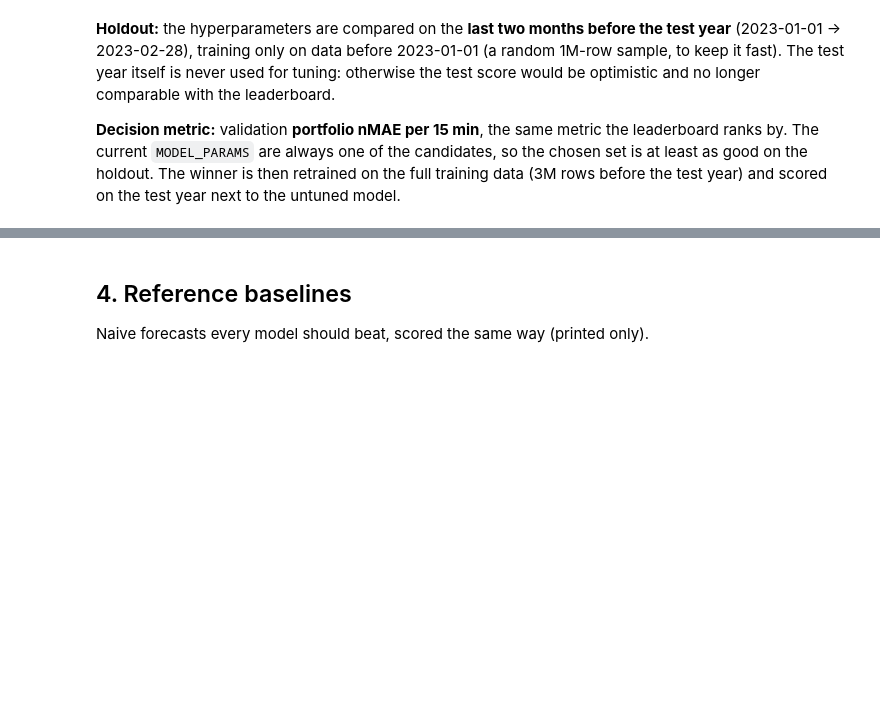
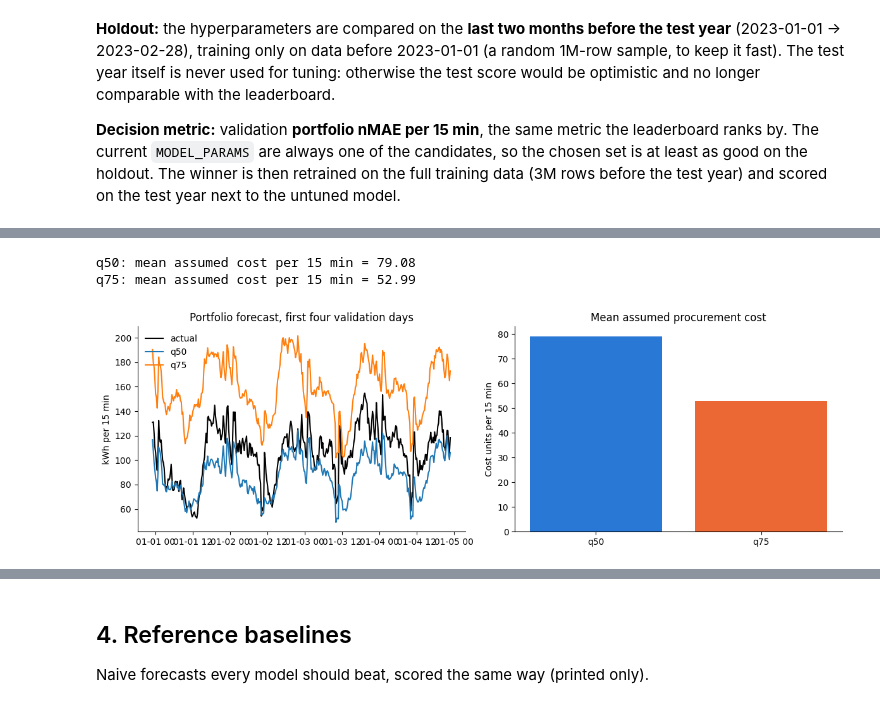
Before and after one commit to PeterrHH/rwth_hackathon_TEAM1, a Jupyter notebook: task0_baseline.ipynb, the cells around one changed output, grey strips where cells are left out. Drawn from its saved outputs; the diff is of its cells as text; code cells hidden in the pictures; blank space fills up the shorter version.

Commit message:
uncertainty level3

```diff
--- a/task0_baseline.ipynb
+++ b/task0_baseline.ipynb
@@ -102,3 +193,53 @@ pd.concat([results.drop(columns="params"), params_table], axis=1).round(3)
+# %%
+portfolio_val = pd.DataFrame(
+    {
+        "actual": val_rows["kwh"].to_numpy(),
+        "q50": median,
+        "q75": quantile_predictions[0.75],
+    },
+    index=val_rows["Timestamp"],
+).groupby(level=0).sum()
+
+under_cost, over_cost = 3.0, 1.0
+
+for forecast in ("q50", "q75"):
+    shortfall = (portfolio_val["actual"] - portfolio_val[forecast]).clip(lower=0)
+    surplus = (portfolio_val[forecast] - portfolio_val["actual"]).clip(lower=0)
+    mean_cost = (under_cost * shortfall + over_cost * surplus).mean()
+    print(f"{forecast}: mean assumed cost per 15 min = {mean_cost:.2f}")
+# %% [output]
+q50: mean assumed cost per 15 min = 79.08
+q75: mean assumed cost per 15 min = 52.99
+# %%
+costs = {}
+for name in ("q50", "q75"):
+    shortfall = (portfolio_val["actual"] - portfolio_val[name]).clip(lower=0)
+    surplus = (portfolio_val[name] - portfolio_val["actual"]).clip(lower=0)
+    costs[name] = (3.0 * shortfall + surplus).mean()
+
+view = portfolio_val.iloc[:96 * 4]  # first four validation days
+
+fig, axes = plt.subplots(1, 2, figsize=(12, 4))
+
+axes[0].plot(view.index, view["actual"], color="black", label="actual")
+axes[0].plot(view.index, view["q50"], label="q50")
+axes[0].plot(view.index, view["q75"], label="q75")
+axes[0].set(title="Portfolio forecast, first four validation days",
+            ylabel="kWh per 15 min")
+axes[0].legend(frameon=False)
+
+axes[1].bar(["q50", "q75"], [costs["q50"], costs["q75"]],
+            color=["#2a78d6", "#eb6834"])
+axes[1].set(title="Mean assumed procurement cost",
+            ylabel="Cost units per 15 min")
+
+for ax in axes:
+    ax.spines[["top", "right"]].set_visible(False)
+
+plt.tight_layout()
+plt.show()
+# %% [output]
+[figure, added]
 # %%
 # Validation score per candidate (lower is better); the current MODEL_PARAMS are candidate 0
 x = np.arange(len(results))
```
Also changed, not shown: parts of 7 cells of this notebook.
